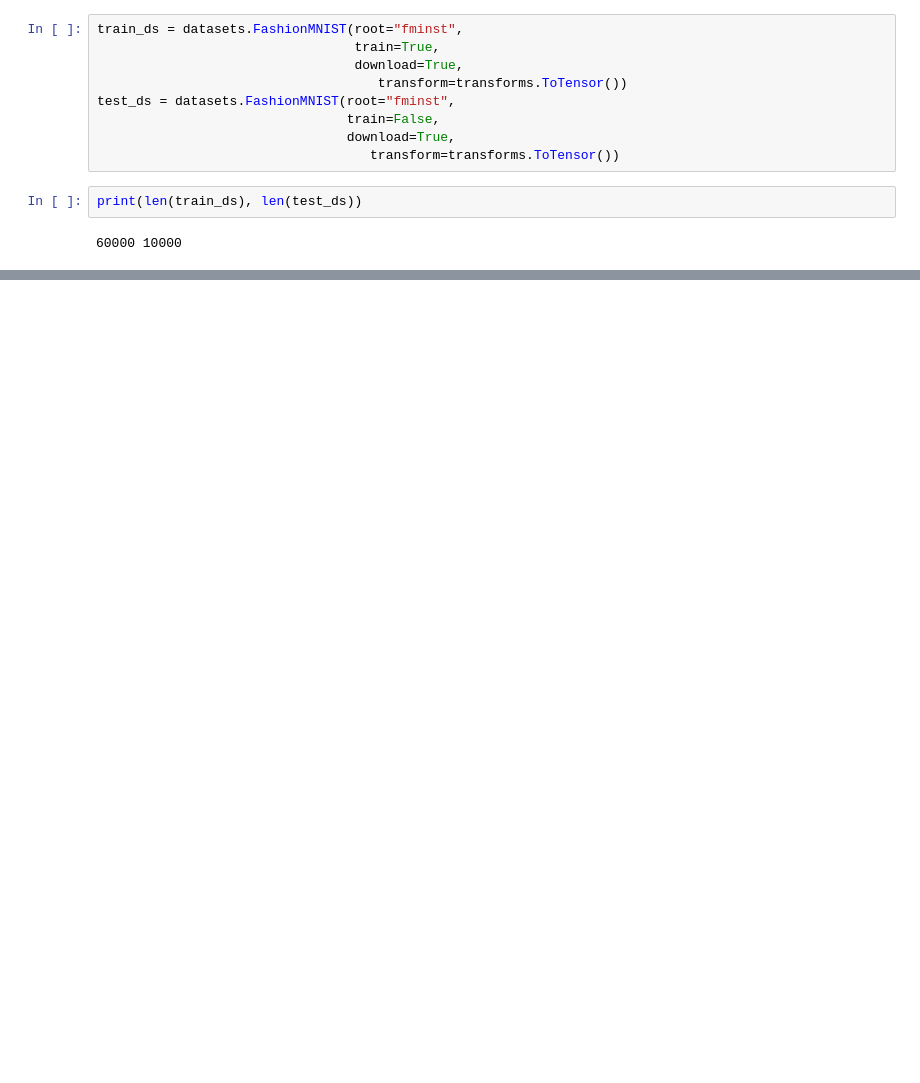
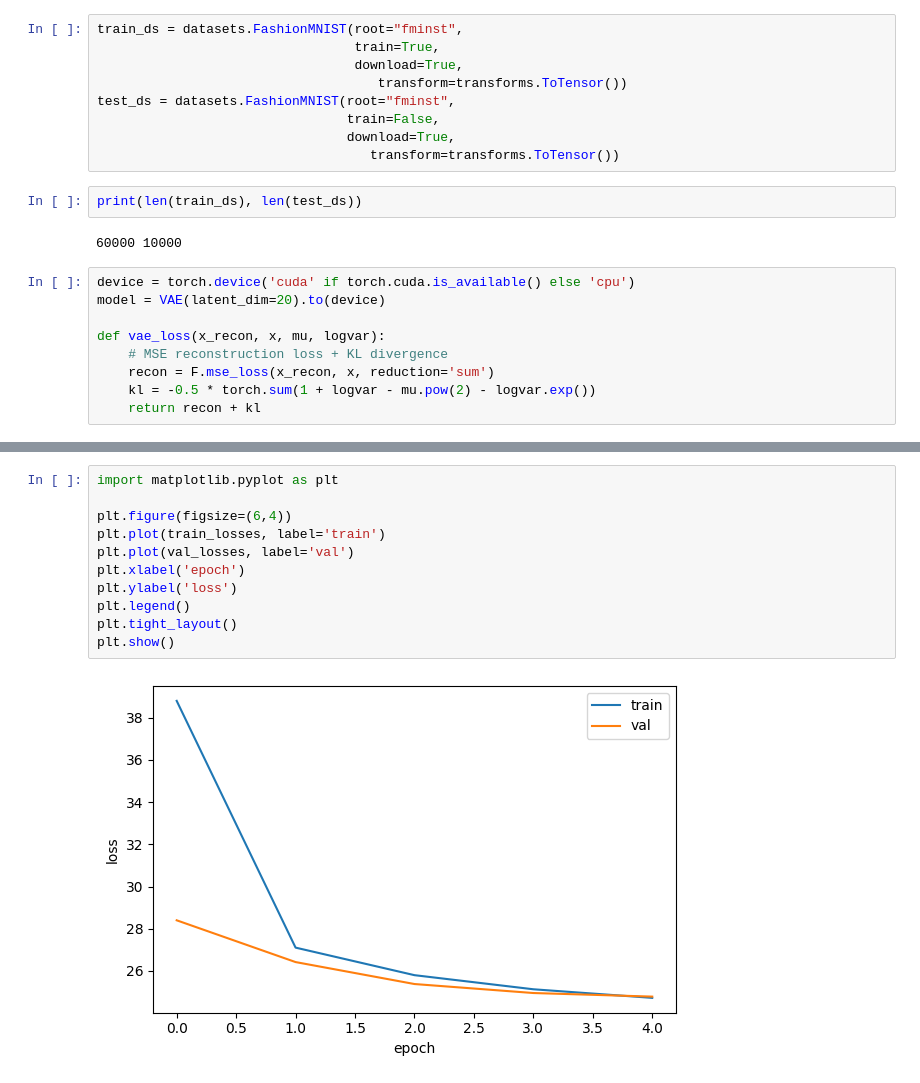
Before and after one commit to nausherwan-malik/Deep-Vision-Language-Models, a Jupyter notebook: Lab 0/Variatonal-Autoencoders.ipynb, the cells around one changed output, grey strips where cells are left out. Saved outputs shown, nothing was run; the diff lists cells and outputs as text; blank space fills up the shorter version.

```diff
--- a/Lab 0/Variatonal-Autoencoders.ipynb
+++ b/Lab 0/Variatonal-Autoencoders.ipynb
@@ -14,3 +18,12 @@ test_ds = datasets.FashionMNIST(root="fminst",
 print(len(train_ds), len(test_ds))
 # %% [output]
 60000 10000
+# %%
+device = torch.device('cuda' if torch.cuda.is_available() else 'cpu')
+model = VAE(latent_dim=20).to(device)
+
+def vae_loss(x_recon, x, mu, logvar):
+    # MSE reconstruction loss + KL divergence
+    recon = F.mse_loss(x_recon, x, reduction='sum')
+    kl = -0.5 * torch.sum(1 + logvar - mu.pow(2) - logvar.exp())
+    return recon + kl
@@ -16,0 +101,13 @@ print(len(train_ds), len(test_ds))
+# %%
+import matplotlib.pyplot as plt
+
+plt.figure(figsize=(6,4))
+plt.plot(train_losses, label='train')
+plt.plot(val_losses, label='val')
+plt.xlabel('epoch')
+plt.ylabel('loss')
+plt.legend()
+plt.tight_layout()
+plt.show()
+# %% [output]
+[figure, added]
```
Also changed, not shown: parts of 4 cells of this notebook, 1 other file.
